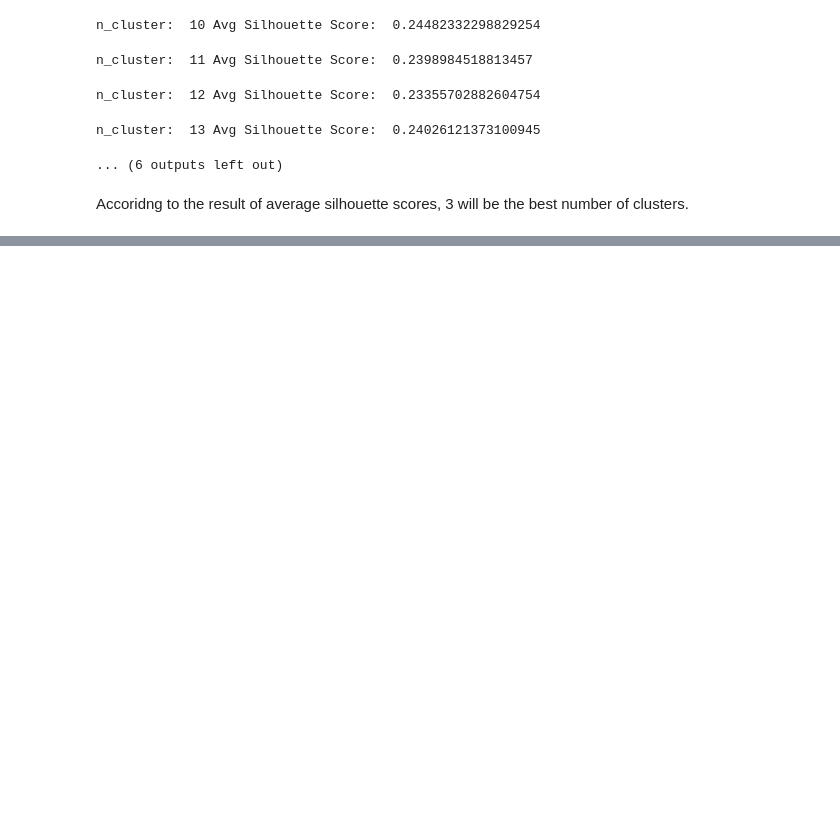
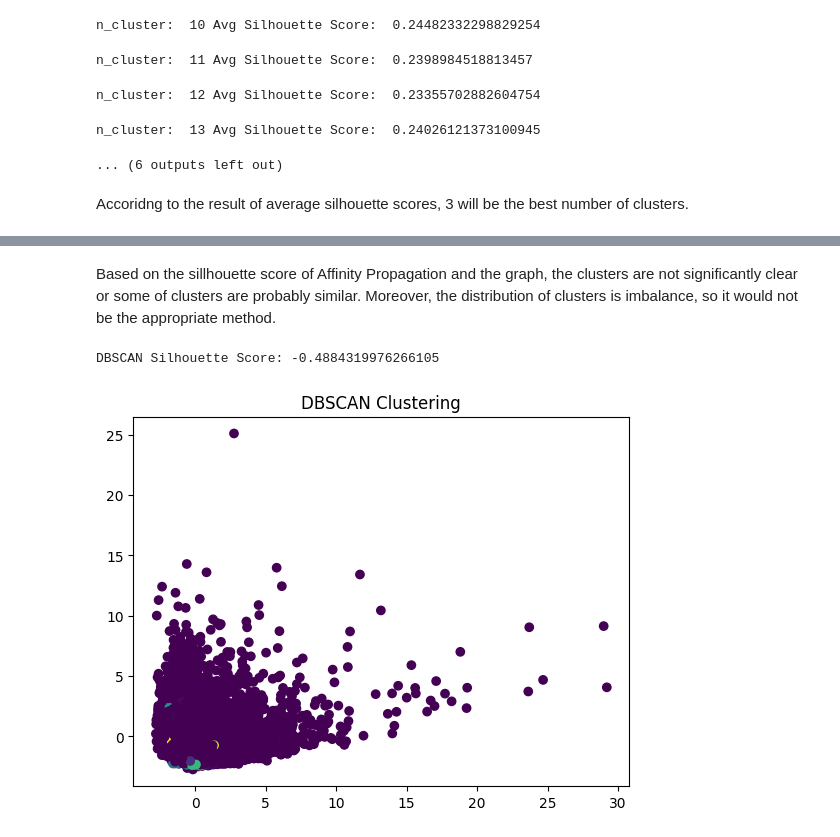
Before and after one commit to HaoyuHunterFang/schulich_data_science, a Jupyter notebook: Assignment2_Haoyu_Fang_DS2.ipynb, the cells around one changed output, grey strips where cells are left out. Saved outputs shown, nothing was run; the diff lists cells and outputs as text; code cells hidden in the pictures; blank space fills up the shorter version.

```diff
--- a/Assignment2_Haoyu_Fang_DS2.ipynb
+++ b/Assignment2_Haoyu_Fang_DS2.ipynb
@@ -361,0 +416,21 @@ By comparing two sets of KMean clustering, the center of KMean is closed to thei
+# %% [markdown]
+Based on the sillhouette score of Affinity Propagation and the graph, the clusters are not significantly clear or some of clusters are probably similar. Moreover, the distribution of clusters is imbalance, so it would not be the appropriate method.
+# %%
+from sklearn.cluster import DBSCAN
+
+# Applying DBSCAN
+dbscan = DBSCAN(eps=0.5, min_samples=5)
+dbscan_labels = dbscan.fit_predict(df_pca)
+
+# Silhouette Score
+if len(set(dbscan_labels)) > 1:
+    dbscan_sil_score = silhouette_score(df_pca, dbscan_labels)
+    print(f"DBSCAN Silhouette Score: {dbscan_sil_score}")
+
+# Plotting
+plt.scatter(df_pca[:, 0], df_pca[:, 1], c=dbscan_labels)
+plt.title('DBSCAN Clustering')
+plt.show()
+# %% [output]
+DBSCAN Silhouette Score: -0.4884319976266105
+[figure, added]
```
Also changed, not shown: parts of 35 cells of this notebook, 1 other file.
